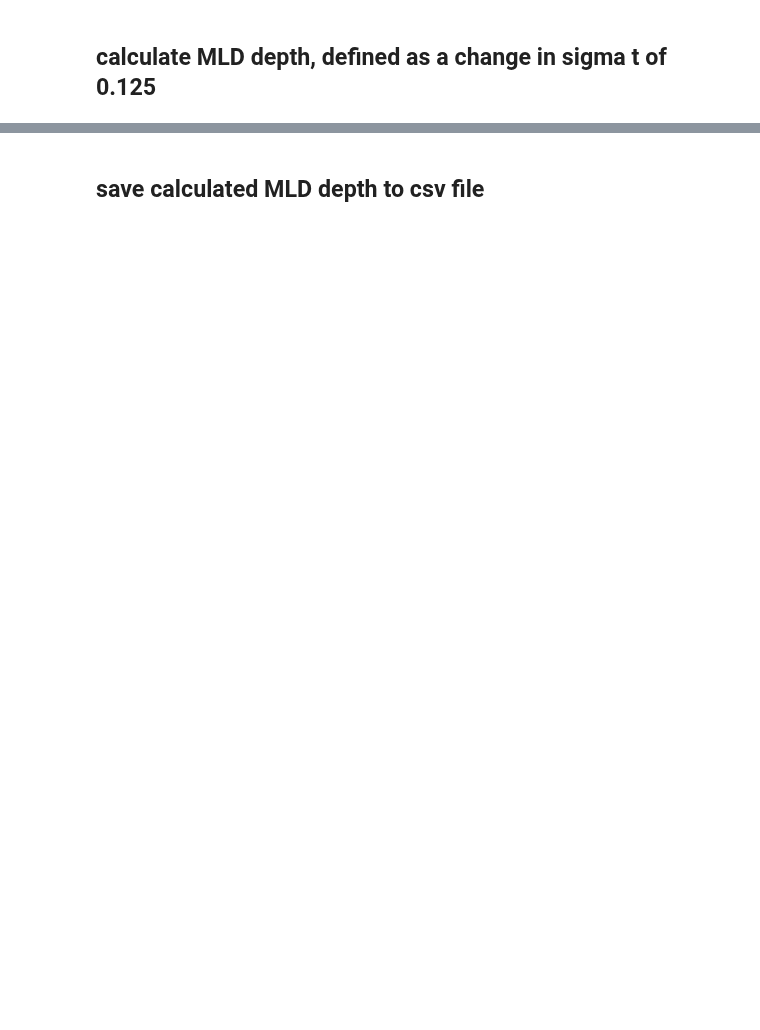
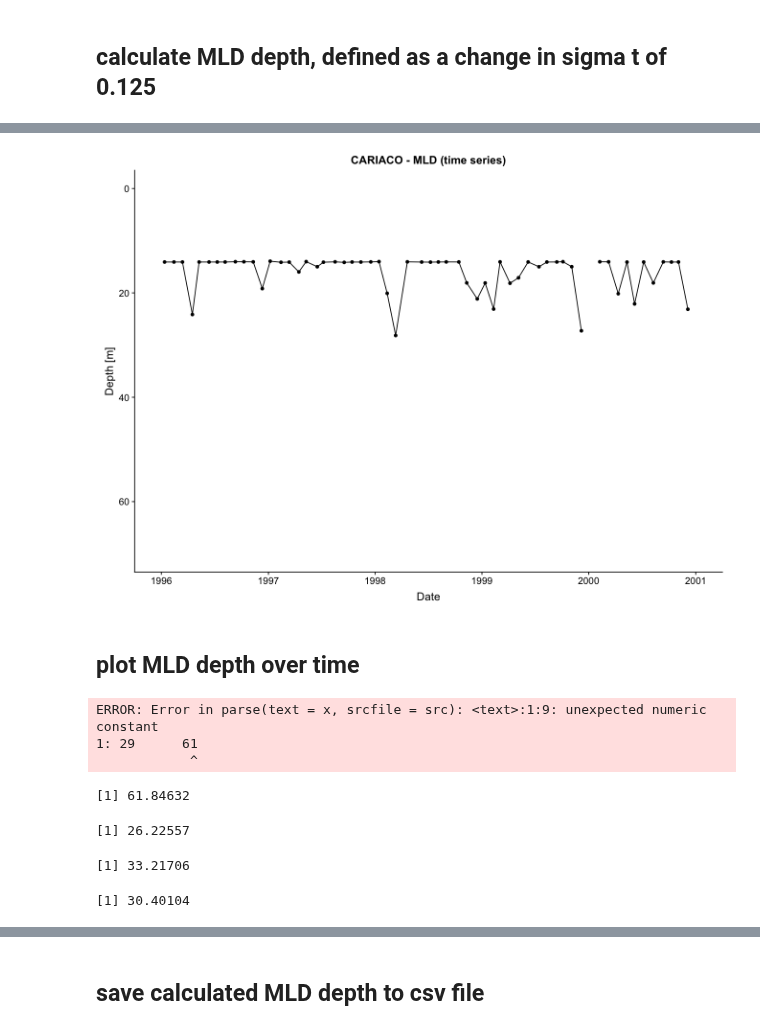
Before and after one commit to ben1post/BennyPhD, a Jupyter notebook: CaRiaco/RegimeShiftNotebooks/MLD_timeseries_analysis.R.ipynb, the cells around one changed output, grey strips where cells are left out. Drawn from its saved outputs; the diff is of its cells as text; code cells hidden in the pictures; blank space fills up the shorter version.

```diff
--- a/CaRiaco/RegimeShiftNotebooks/MLD_timeseries_analysis.R.ipynb
+++ b/CaRiaco/RegimeShiftNotebooks/MLD_timeseries_analysis.R.ipynb
@@ -24,0 +65,6 @@ mld_depth <- ctd %>%
+# %%
+ggplot(stats,aes(x=Date,y=MLD))+
+  geom_point()+ geom_line() + scale_y_reverse(lim=c(70,0)) +
+  ylab("Depth [m]")+ xlab("Date")+ggtitle("CARIACO - MLD (time series)")+
+    scale_x_date(date_breaks = "years", date_labels='%Y',limits= c(as.Date("1996/1/1"), as.Date("2001/1/1")))
+# %% [output]
@@ -24,0 +74,25 @@ mld_depth <- ctd %>%
+[figure, added]
+# %% [markdown]
+## plot MLD depth over time
+# %%
+29	61	35	32	39
+# %% [output]
+ERROR: Error in parse(text = x, srcfile = src): <text>:1:9: unexpected numeric constant
+1: 29      61
+            ^
+# %%
+82.798/133.877*100
+# %% [output]
+[1] 61.84632
+# %%
+35.11/133.877*100
+# %% [output]
+[1] 26.22557
+# %%
+44.47/133.877*100
+# %% [output]
+[1] 33.21706
+# %%
+40.7/133.877*100
+# %% [output]
+[1] 30.40104
```
Also changed, not shown: parts of 18 cells of this notebook, 29 other files.
